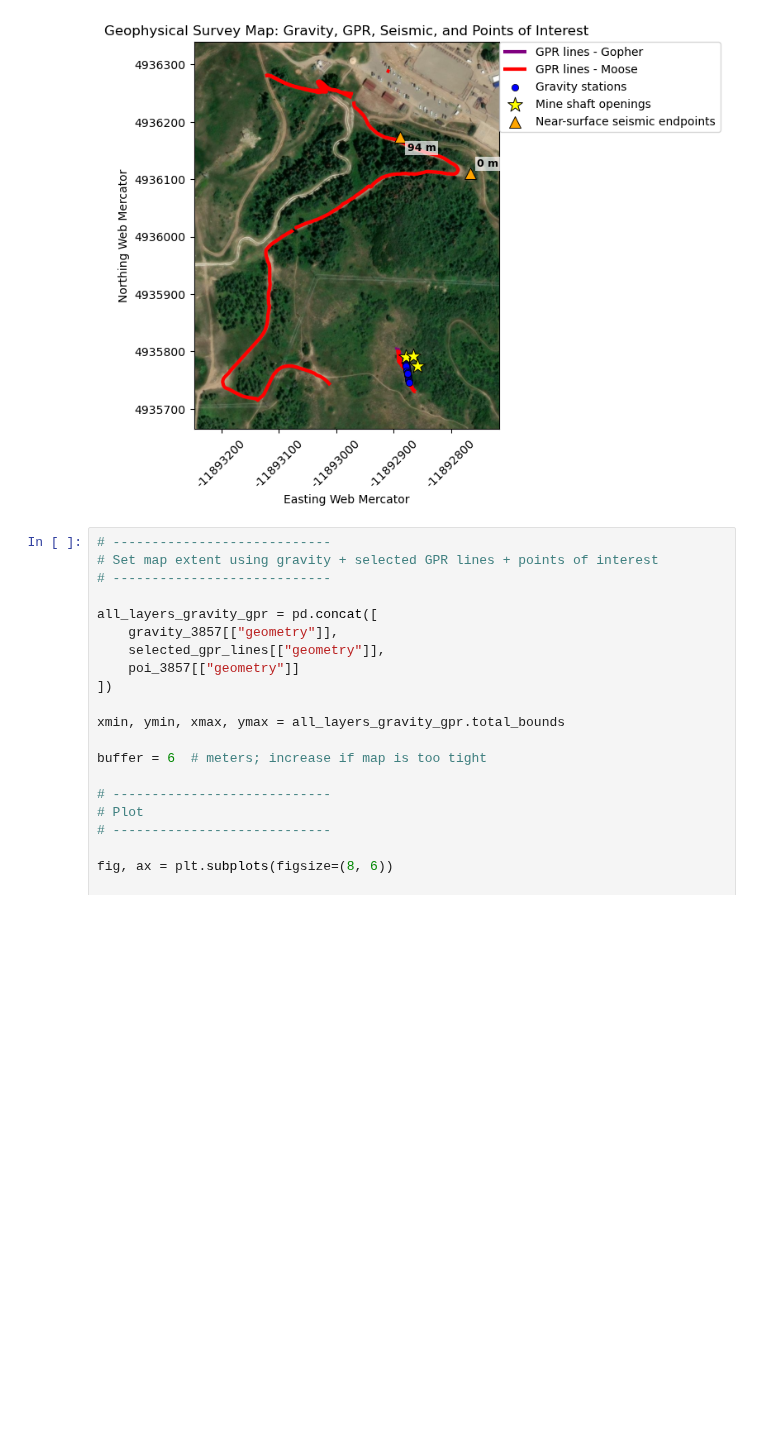
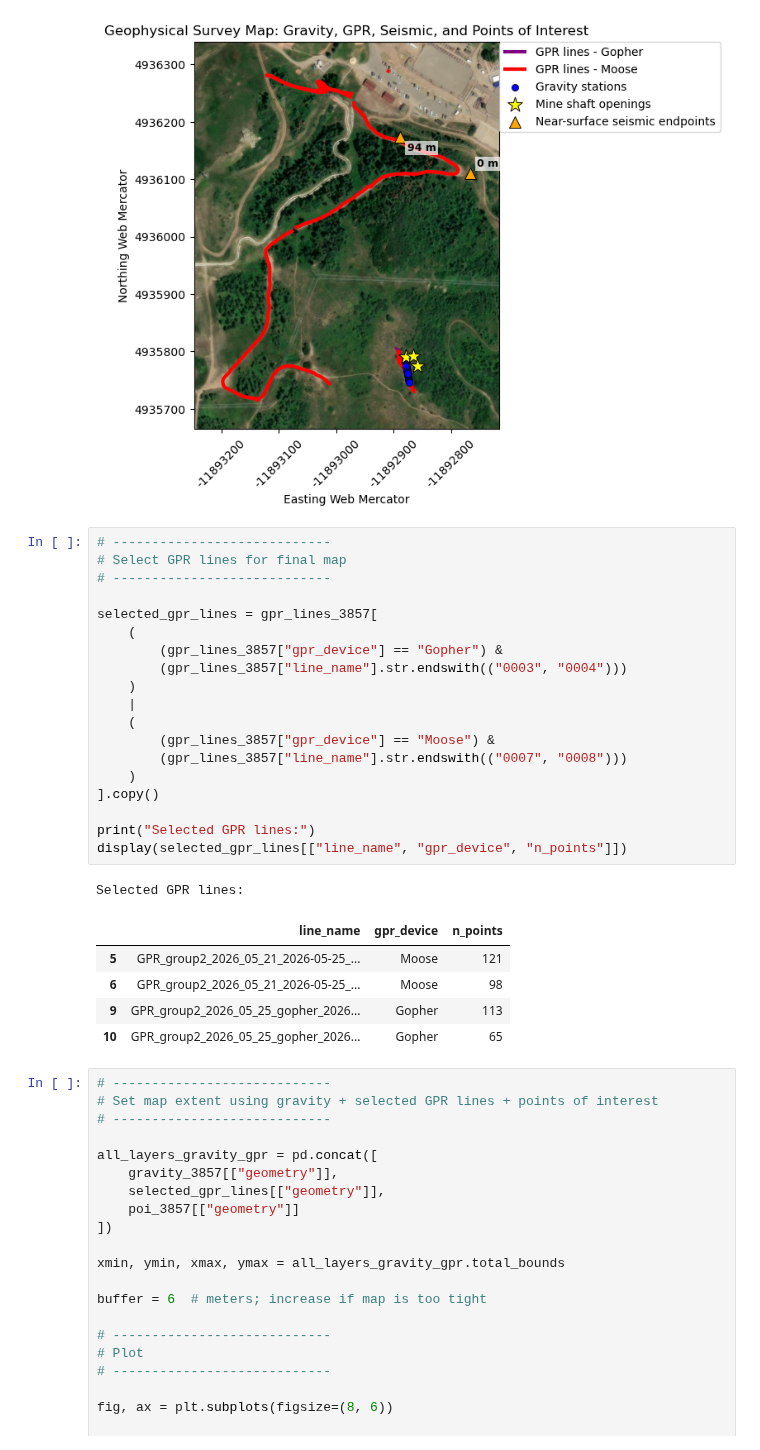
Before and after one commit to tessamurphy16/Geophysical-Characterization-of-the-Historic-Onyx-Mine-in-Steamboat-Springs-CO.-, a Jupyter notebook: notebooks/WORKING ipynb files/gravity_gps.ipynb, the cells around one changed output. Drawn from its saved outputs; the diff is of its cells as text; blank space fills up the shorter version.

```diff
--- a/notebooks/WORKING ipynb files/gravity_gps.ipynb
+++ b/notebooks/WORKING ipynb files/gravity_gps.ipynb
@@ -671,6 +672,32 @@ plt.tight_layout(rect=[0, 0, 0.78, 1])
 plt.show()
 # %% [output]
 [figure]
+# %%
+# ----------------------------
+# Select GPR lines for final map
+# ----------------------------
+
+selected_gpr_lines = gpr_lines_3857[
+    (
+        (gpr_lines_3857["gpr_device"] == "Gopher") &
+        (gpr_lines_3857["line_name"].str.endswith(("0003", "0004")))
+    )
+    |
+    (
+        (gpr_lines_3857["gpr_device"] == "Moose") &
+        (gpr_lines_3857["line_name"].str.endswith(("0007", "0008")))
+    )
+].copy()
+
+print("Selected GPR lines:")
+display(selected_gpr_lines[["line_name", "gpr_device", "n_points"]])
+# %% [output]
+Selected GPR lines:
+|  | line_name | gpr_device | n_points |
+| 5 | GPR_group2_2026_05_21_2026-05-25_... | Moose | 121 |
+| 6 | GPR_group2_2026_05_21_2026-05-25_... | Moose | 98 |
+| 9 | GPR_group2_2026_05_25_gopher_2026... | Gopher | 113 |
+| 10 | GPR_group2_2026_05_25_gopher_2026... | Gopher | 65 |
 # %%
 # ----------------------------
 # Set map extent using gravity + selected GPR lines + points of interest
```
Also changed, not shown: parts of 2 cells of this notebook.
